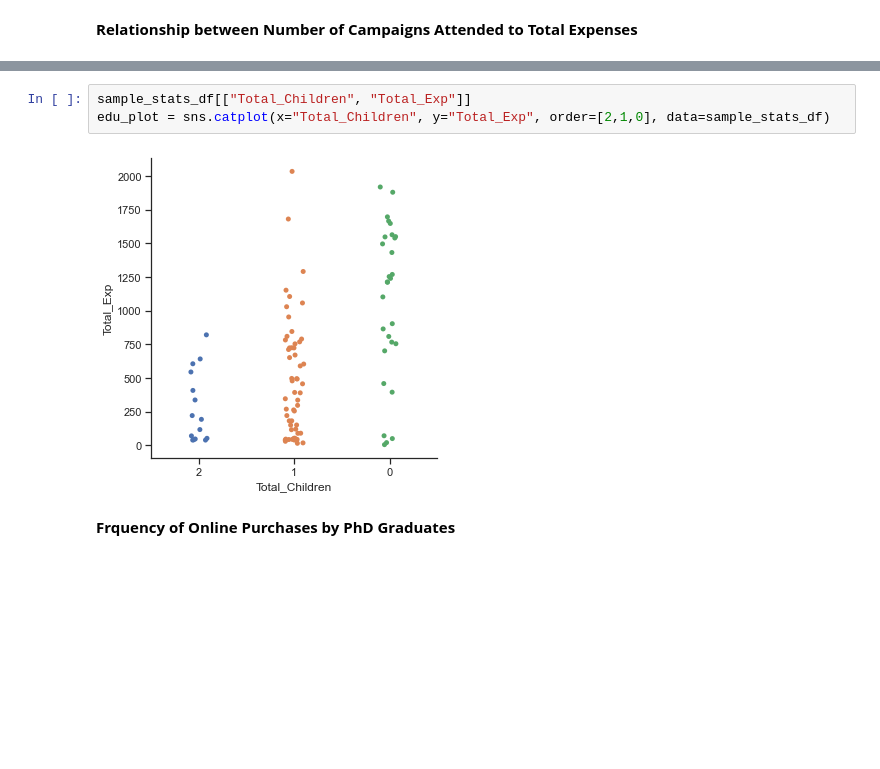
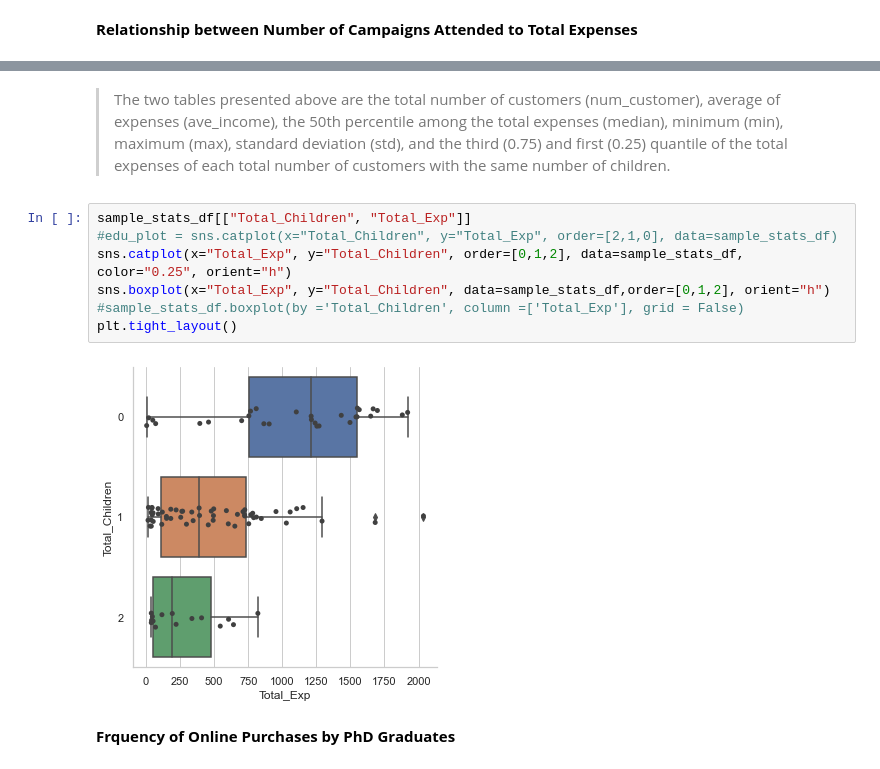
Before and after one commit to Margaret-Inguillo/CSMODEL, a Jupyter notebook: Sales1.ipynb, the cells around one changed output, grey strips where cells are left out. Cells and saved outputs as stored; diff of their text form; blank space fills up the shorter version.

Commit message:
Updating EDA
- added visualization on educational attainment and average income
- added some observations and improving some visualizations
- add some additional details in the EDA

```diff
--- a/Sales1.ipynb
+++ b/Sales1.ipynb
@@ -260,8 +351,14 @@ edu_plot = sns.catplot(x="Total_Cam", y="Total_Exp", order=[5,4,3,2,1,0], data=s
+# %% [markdown]
+> The two tables presented above are the total number of customers (num_customer), average of expenses (ave_income), the 50th percentile among the total expenses (median), minimum (min), maximum (max),  standard deviation (std), and the third (0.75) and first (0.25) quantile of the total expenses of each total number of customers with the same number of children.
 # %%
 sample_stats_df[["Total_Children", "Total_Exp"]]
-edu_plot = sns.catplot(x="Total_Children", y="Total_Exp", order=[2,1,0], data=sample_stats_df)
+#edu_plot = sns.catplot(x="Total_Children", y="Total_Exp", order=[2,1,0], data=sample_stats_df)
+sns.catplot(x="Total_Exp", y="Total_Children", order=[0,1,2], data=sample_stats_df, color="0.25", orient="h")
+sns.boxplot(x="Total_Exp", y="Total_Children", data=sample_stats_df,order=[0,1,2], orient="h")
+#sample_stats_df.boxplot(by ='Total_Children', column =['Total_Exp'], grid = False)
+plt.tight_layout()
 # %% [output]
-[figure, old version]
+[figure, new version]
 # %% [markdown]
 **Frquency of Online Purchases by PhD Graduates**
 # %%
```
Also changed, not shown: parts of 28 cells of this notebook.
